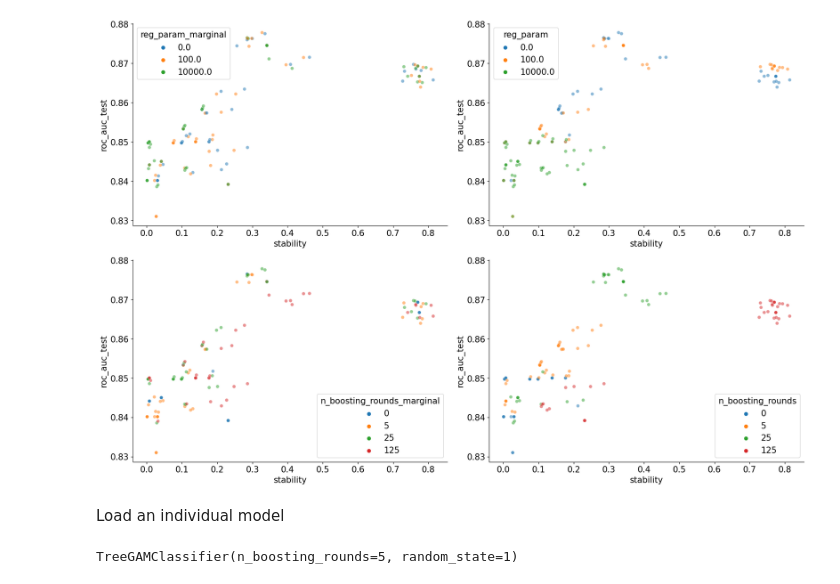
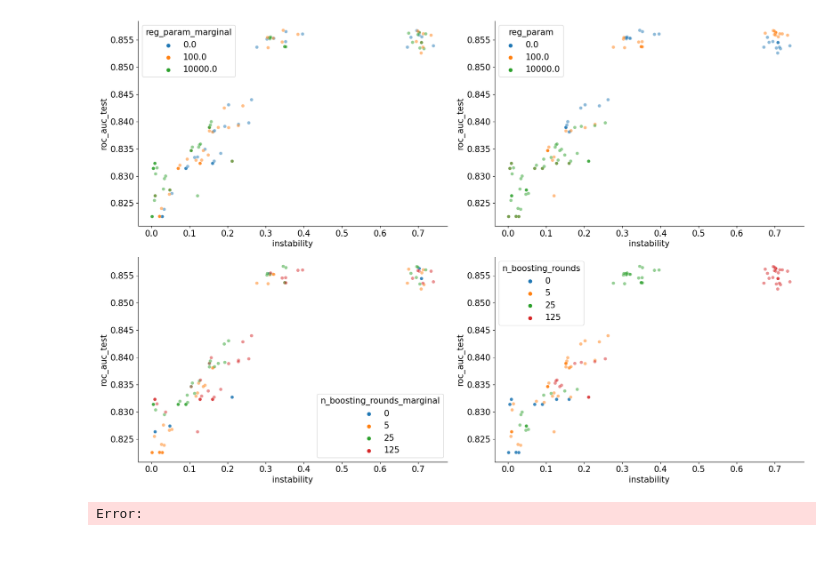
Before and after one commit to csinva/gam-experiments, a Jupyter notebook: notebooks/01_model_results.ipynb, the cells around one changed output. Cells and saved outputs as stored; diff of their text form; code cells hidden in the pictures; blank space fills up the shorter version.

```diff
--- a/notebooks/01_model_results.ipynb
+++ b/notebooks/01_model_results.ipynb
@@ -24,21 +22,3 @@ The autoreload extension is already loaded. To reload it, use:
-# %%
-def calc_mean_std_across_curves(shape_function_vals_list_list):
-    '''
-    shape_function_vals_list_list: list of lists of arrays
-        num_seeds x num_features x num_points
-    '''
-    stds = []
-    n_features = len(shape_function_vals_list_list[0])
-    for feature_num in range(n_features):
-        shape_function_vals = np.array(
-            [
-                shape_function_vals_list_list[i][feature_num]
-                for i in range(len(shape_function_vals_list_list))
-            ]
-        )
-        shape_function_mean = np.mean(shape_function_vals, axis=0)
-        stds.append(np.mean(np.std(shape_function_vals, axis=0)))
-    return 100 * np.mean(stds)
 # %%
 ravg = []
 group_keys = [k for k in imodelsx.process_results.get_main_args_list(experiment_filename='01_train_model.py') if not k == 'seed']
@@ -50,6 +30,9 @@ for group_key, group_idx in rg.groups.items():
     row = g[numeric_keys].mean()
     for k in group_keys:
         row[k] = g[k].iloc[0]
-    row['stability'] = calc_mean_std_across_curves(g['shape_function_vals_list'].values.tolist())
-    ravg.append(row)
+    try:
+        row['instability'] = calc_mean_std_across_curves(g['shape_function_vals_list'].values.tolist())
+        ravg.append(row)
+    except:
+        pass
 # %%
@@ -134,7 +69,7 @@ Stability:
 df = pd.DataFrame(ravg)
 df = (
     df.groupby([k for k in group_keys if not k == "dataset_name"])[
-        ["roc_auc_test", "stability"]
+        ["roc_auc_test", "instability"]
     ]
     .mean()
     .reset_index()
@@ -146,41 +81,34 @@ df = df[~((df.n_boosting_rounds == 0) & (df.n_boosting_rounds_marginal == 0))]
 fig, axes = plt.subplots(2, 2, figsize=(18, 12))
 kwargs = dict(
     data=df,
-    x="stability",
+    x="instability",
     y="roc_auc_test",
     palette="tab10",
     alpha=0.5,
 )
 sns.scatterplot(
     **kwargs,
     hue="reg_param_marginal",
     ax=axes[0, 0],
 )
 sns.scatterplot(
     **kwargs,
     hue="reg_param",
     # hue="n_boosting_rounds_marginal",
     # hue="n_boosting_rounds",
     ax=axes[0, 1],
 )
 sns.scatterplot(
     **kwargs,
     hue="n_boosting_rounds_marginal",
     ax=axes[1, 0],
 )
 sns.scatterplot(
     **kwargs,
     hue="n_boosting_rounds",
     ax=axes[1, 1],
 )
 plt.show()
 # %% [output]
-[figure, old version]
+[figure, new version]
+Error:
-# %% [markdown]
-Load an individual model
-# %%
-run_args = r.iloc[0]
-model = joblib.load(join(run_args.save_dir_unique, 'model.pkl'))
-model
-# %% [output]
-TreeGAMClassifier(n_boosting_rounds=5, random_state=1)
```
Also changed, not shown: parts of 2 cells of this notebook, 3 other files.
